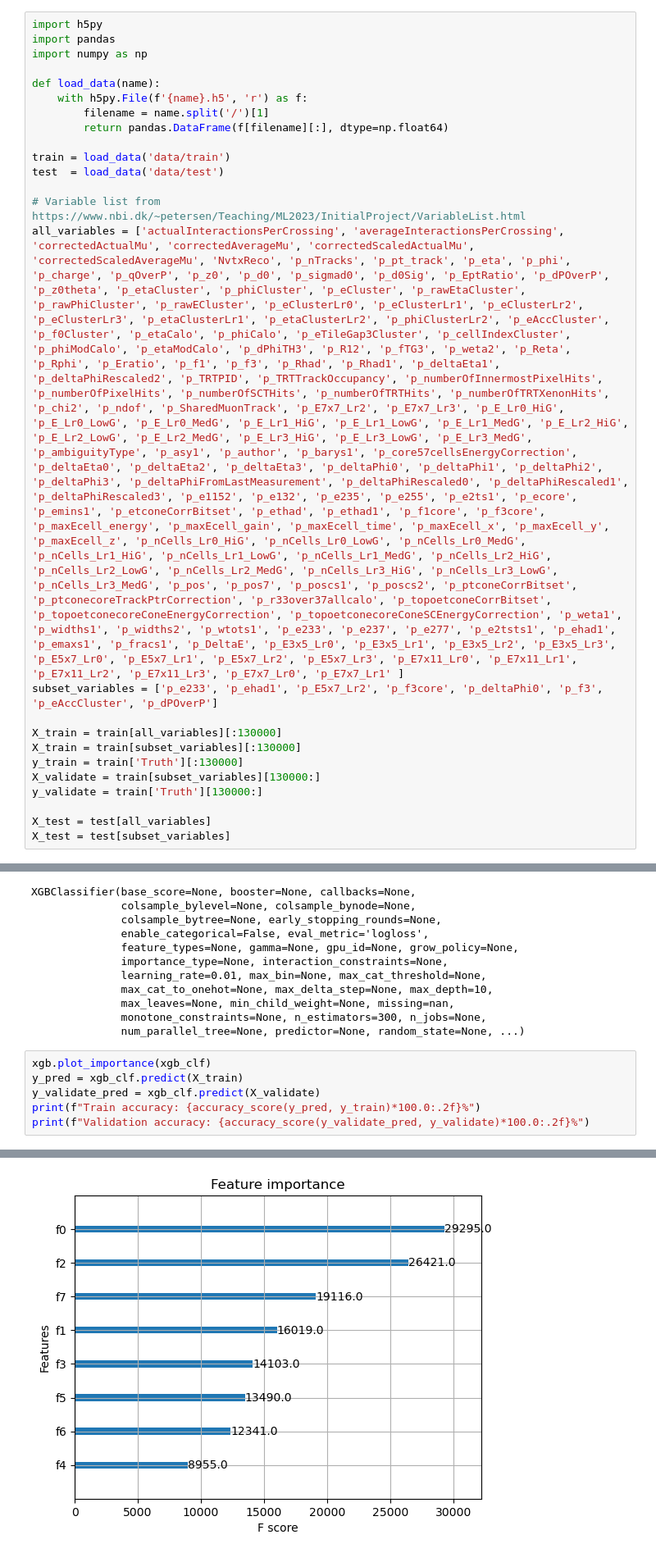
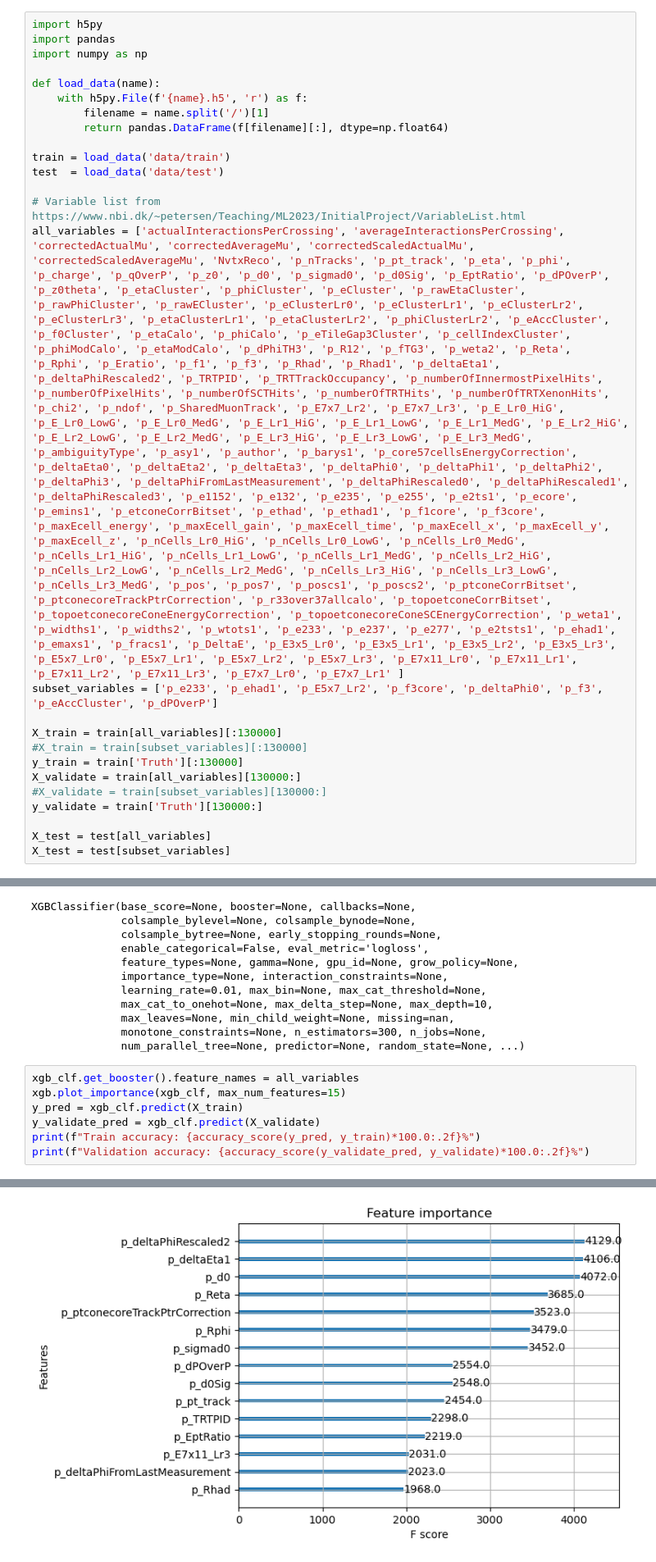
Before and after one commit to JuFo96/AppliedML2023, a Jupyter notebook: InitialProject/Project.ipynb, the cells around one changed output, grey strips where cells are left out. Shown at 82% size. Saved outputs shown, nothing was run; the diff lists cells and outputs as text.

```diff
--- a/InitialProject/Project.ipynb
+++ b/InitialProject/Project.ipynb
@@ -18,9 +20,10 @@ all_variables = ['actualInteractionsPerCrossing', 'averageInteractionsPerCrossin
 subset_variables = ['p_e233', 'p_ehad1', 'p_E5x7_Lr2', 'p_f3core', 'p_deltaPhi0', 'p_f3', 'p_eAccCluster', 'p_dPOverP']
 
 X_train = train[all_variables][:130000]
-X_train = train[subset_variables][:130000]
+#X_train = train[subset_variables][:130000]
 y_train = train['Truth'][:130000]
-X_validate = train[subset_variables][130000:]
+X_validate = train[all_variables][130000:]
+#X_validate = train[subset_variables][130000:]
 y_validate = train['Truth'][130000:]
 
 X_test = test[all_variables]
@@ -88,7 +75,8 @@ XGBClassifier(base_score=None, booster=None, callbacks=None,
               monotone_constraints=None, n_estimators=300, n_jobs=None,
               num_parallel_tree=None, predictor=None, random_state=None, ...)
 # %%
-xgb.plot_importance(xgb_clf)
+xgb_clf.get_booster().feature_names = all_variables
+xgb.plot_importance(xgb_clf, max_num_features=15)
 y_pred = xgb_clf.predict(X_train)
 y_validate_pred = xgb_clf.predict(X_validate)
 print(f"Train accuracy: {accuracy_score(y_pred, y_train)*100.0:.2f}%")
@@ -99 +87 @@ Validation accuracy: 90.69%
-[figure, old version]
+[figure, new version]
```
Also changed, not shown: parts of 16 cells of this notebook, 1 other file.
